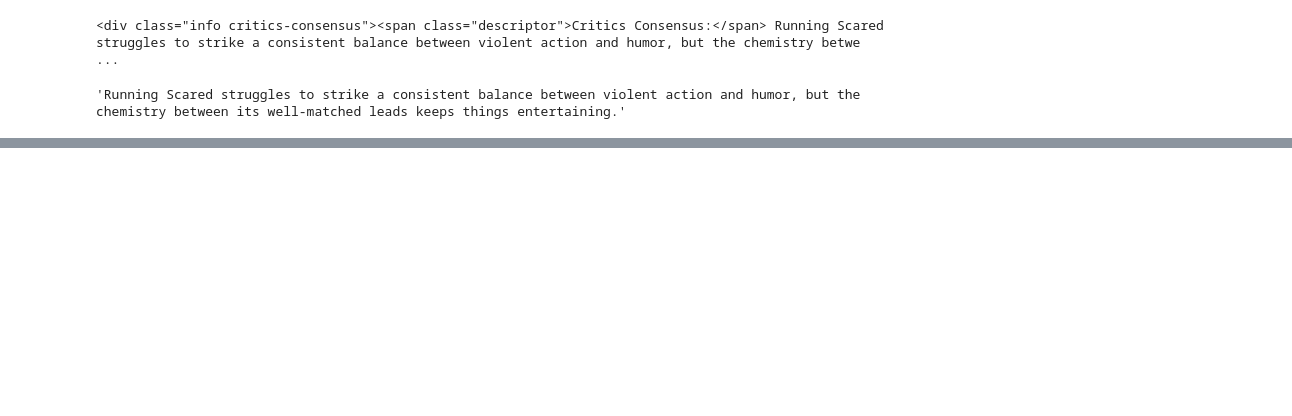
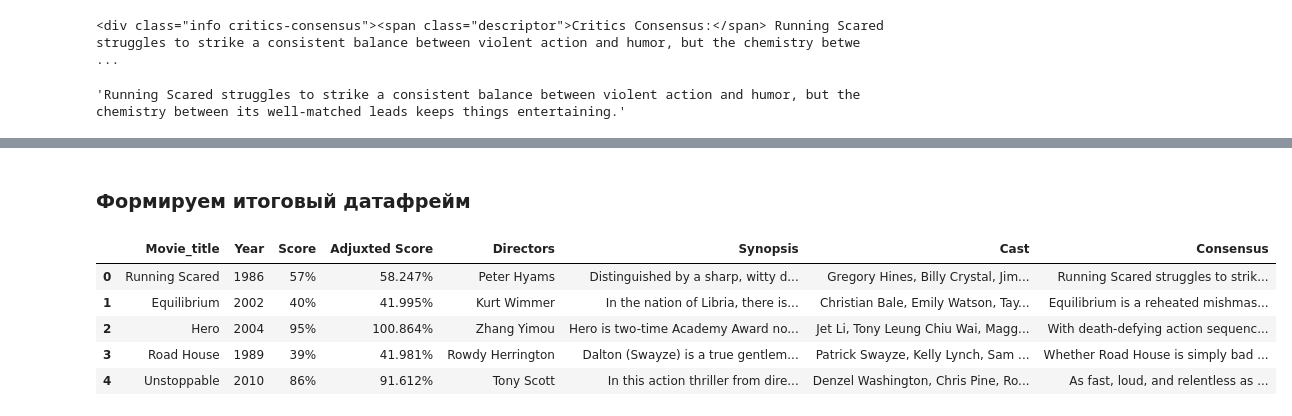
Before and after one commit to arl9kin/Python_data, a Jupyter notebook: api/rottentomatoes.ipynb, the cells around one changed output, grey strips where cells are left out. Drawn from its saved outputs; the diff is of its cells as text; code cells hidden in the pictures; blank space fills up the shorter version.

```diff
--- a/api/rottentomatoes.ipynb
+++ b/api/rottentomatoes.ipynb
@@ -234,0 +405,3 @@ cons_text
+# %%
+adj_score = [div.find('div', {'class':'info countdown-adjusted-score'}) for div in divs]
+adj_score
@@ -234,0 +434,3 @@ cons_text
+# %%
+adjust_score = [con.contents[1].strip() for con in adj_score]
+adjust_score
@@ -234,0 +459,3 @@ cons_text
+# %%
+syn = [div.find('div', {'class':'info synopsis'}) for div in divs]
+syn
@@ -234,0 +488,3 @@ cons_text
+# %%
+synopsis = [syns.contents[1].strip() for syns in syn]
+synopsis
@@ -234,0 +509,22 @@ cons_text
+# %% [markdown]
+### Формируем итоговый датафрейм
+# %%
+movies_info = pd.DataFrame()
+
+movies_info['Movie_title'] = movie_names
+movies_info['Year'] = years
+movies_info['Score'] = score
+movies_info['Adjuxted Score'] = adjust_score
+movies_info['Directors'] = final_dir
+movies_info['Synopsis'] = synopsis
+movies_info['Cast'] = cast
+movies_info['Consensus'] = cons_text
+
+movies_info.head()
+# %% [output]
+|  | Movie_title | Year | Score | Adjuxted Score | Directors | Synopsis | Cast | Consensus |
+| 0 | Running Scared | 1986 | 57% | 58.247% | Peter Hyams | Distinguished by a sharp, witty d... | Gregory Hines, Billy Crystal, Jim... | Running Scared struggles to strik... |
+| 1 | Equilibrium | 2002 | 40% | 41.995% | Kurt Wimmer | In the nation of Libria, there is... | Christian Bale, Emily Watson, Tay... | Equilibrium is a reheated mishmas... |
+| 2 | Hero | 2004 | 95% | 100.864% | Zhang Yimou | Hero is two-time Academy Award no... | Jet Li, Tony Leung Chiu Wai, Magg... | With death-defying action sequenc... |
+| 3 | Road House | 1989 | 39% | 41.981% | Rowdy Herrington | Dalton (Swayze) is a true gentlem... | Patrick Swayze, Kelly Lynch, Sam ... | Whether Road House is simply bad ... |
+| 4 | Unstoppable | 2010 | 86% | 91.612% | Tony Scott | In this action thriller from dire... | Denzel Washington, Chris Pine, Ro... | As fast, loud, and relentless as ... |
```
Also changed, not shown: parts of 38 cells of this notebook.
